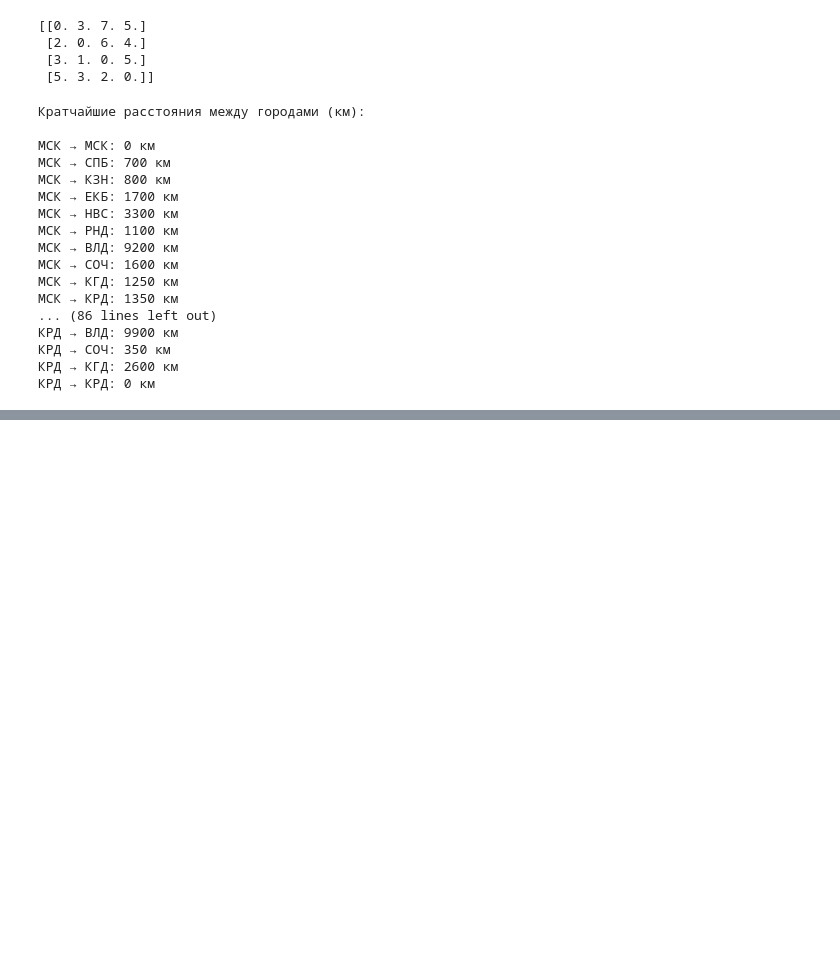
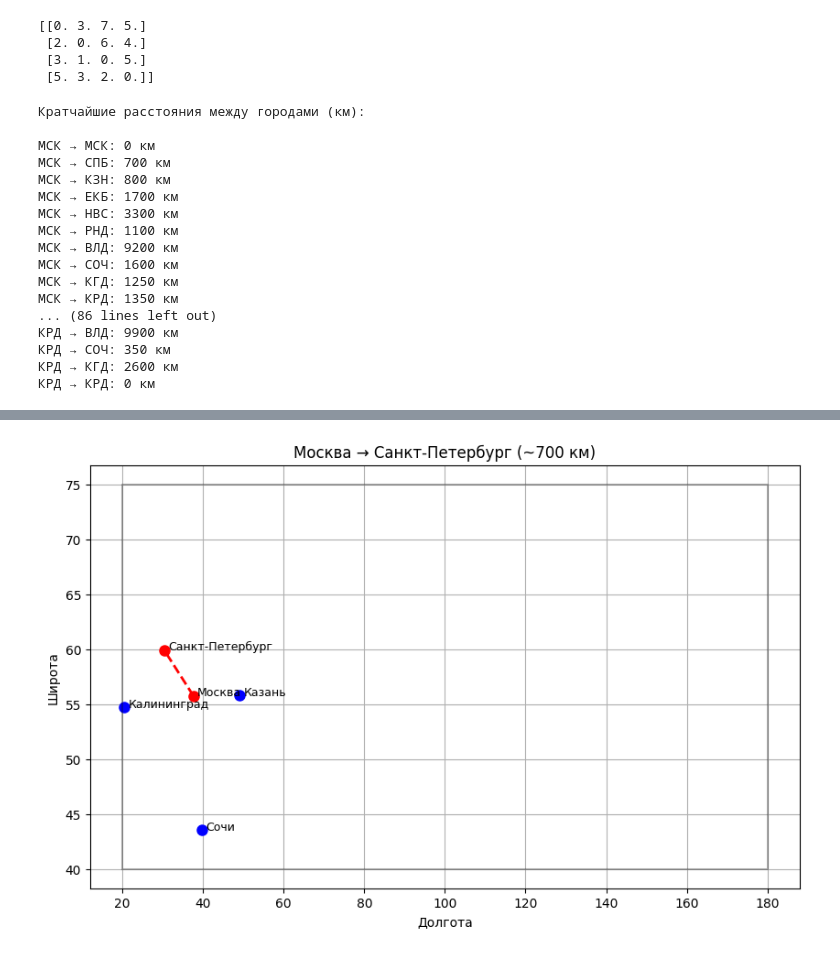
Before and after one commit to Andrei-web-front/Andrei-web-front, a Jupyter notebook: Расстояние_между_городами.ipynb, the cells around one changed output, grey strips where cells are left out. Cells and saved outputs as stored; diff of their text form; code cells hidden in the pictures; blank space fills up the shorter version.

```diff
--- a/Расстояние_между_городами.ipynb
+++ b/Расстояние_между_городами.ipynb
@@ -91,0 +597,93 @@ for i in range(len(cities)):
+# %%
+import numpy as np
+import matplotlib.pyplot as plt
+
+# Упрощённые данные для Colab
+cities = ["Москва", "Санкт-Петербург", "Казань", "Сочи", "Калининград"]
+coords = {
+    "Москва": (37.6176, 55.7558),
+    "Санкт-Петербург": (30.3351, 59.9343),
+    "Казань": (49.1088, 55.7961),
+    "Сочи": (39.7233, 43.5855),
+    "Калининград": (20.4542, 54.7104)
+}
+
+# Матрица расстояний (км)
+dist_matrix = np.array([
+    [0, 700, 800, 1600, 1250],
+    [700, 0, 1500, 2300, 800],
+    [800, 1500, 0, 1900, 2000],
+    [1600, 2300, 1900, 0, 2850],
+    [1250, 800, 2000, 2850, 0]
+])
+
+# Алгоритм Флойда-Уоршелла
+def floyd_warshall(graph):
+    n = len(graph)
+    dist = graph.copy()
+    for k in range(n):
+        for i in range(n):
+            for j in range(n):
+                if dist[i][k] + dist[k][j] < dist[i][j]:
+                    dist[i][j] = dist[i][k] + dist[k][j]
+    return dist
+
+shortest_dists = floyd_warshall(dist_matrix)
+
+# Упрощённая визуализация без geopandas
+def show_route(start_city, end_city):
+    try:
+        fig, ax = plt.subplots(figsize=(10, 6))
+
+        # Рисуем все города
+        for city, (lon, lat) in coords.items():
+            ax.plot(lon, lat, 'o', markersize=8,
+                   color='red' if city in [start_city, end_city] else 'blue')
+            ax.text(lon+1, lat, city, fontsize=9)
+
+        # Рисуем маршрут
+        start_lon, start_lat = coords[start_city]
+        end_lon, end_lat = coords[end_city]
+        ax.plot([start_lon, end_lon], [start_lat, end_lat],
+               'r--', linewidth=2)
+
+        # Добавляем границы России (упрощённо)
+        ax.plot([20, 180, 180, 20, 20], [40, 40, 75, 75, 40], 'k-', alpha=0.3)
+
+        # Расстояние
+        start_idx = cities.index(start_city)
+        end_idx = cities.index(end_city)
+        distance = shortest_dists[start_idx][end_idx]
+
+        plt.title(f"{start_city} → {end_city} (~{distance} км)", fontsize=12)
+        plt.xlabel("Долгота")
+        plt.ylabel("Широта")
+        plt.grid()
+        plt.show()
+
+    except Exception as e:
+        print(f"Ошибка визуализации: {e}")
+        start_idx = cities.index(start_city)
+        end_idx = cities.index(end_city)
+        print(f"Кратчайшее расстояние: {shortest_dists[start_idx][end_idx]} км")
+
+# Интерфейс выбора
+print("Доступные города:")
+for i, city in enumerate(cities, 1):
+    print(f"{i}. {city}")
+
+while True:
+    try:
+        start_num = int(input("\nНомер начального города (1-5): ")) - 1
+        end_num = int(input("Номер конечного города (1-5): ")) - 1
+
+        if 0 <= start_num < 5 and 0 <= end_num < 5:
+            show_route(cities[start_num], cities[end_num])
+        else:
+            print("Ошибка: введите числа от 1 до 5")
+
+        if input("Продолжить? (y/n): ").lower() != 'y':
+            break
+    except:
+        print("Ошибка ввода. Попробуйте снова")
+# %% [output]
@@ -91,0 +699 @@ for i in range(len(cities)):
+[figure, added]
```
Also changed, not shown: parts of 5 cells of this notebook.
